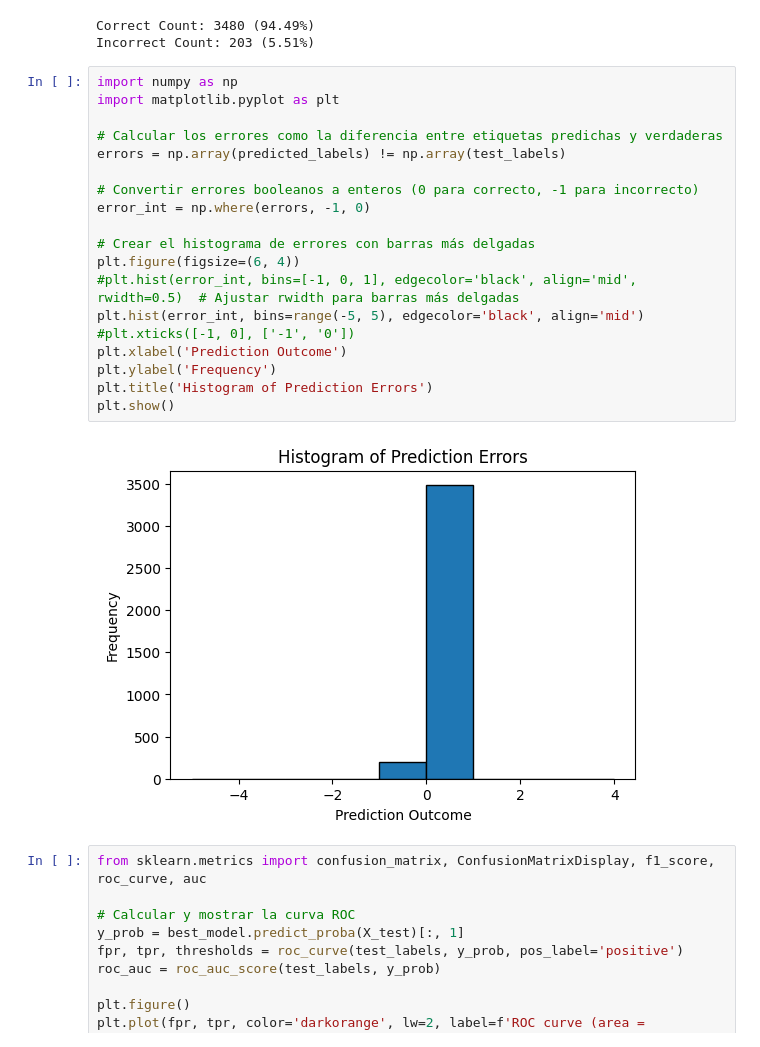
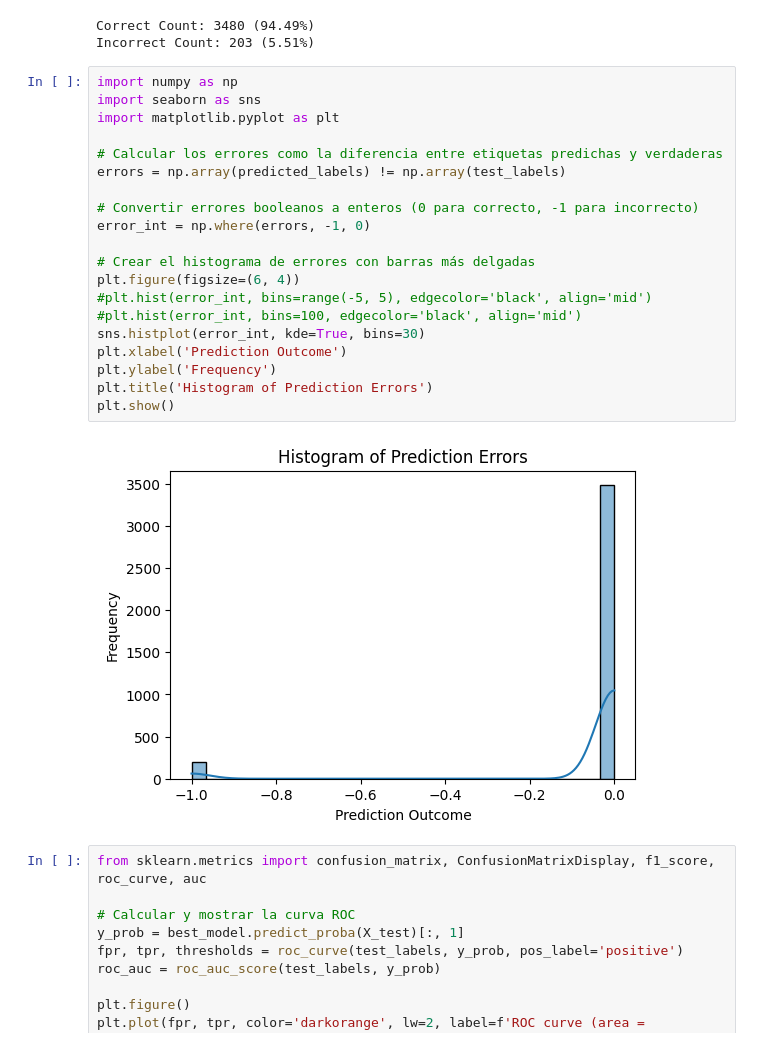
Before and after one commit to omoranav/Talento_Tech, a Jupyter notebook: 5_Introducción_a_NLTK_exploración_v3.ipynb, the cells around one changed output. Cells and saved outputs as stored; diff of their text form.

```diff
--- a/5_Introducción_a_NLTK_exploración_v3.ipynb
+++ b/5_Introducción_a_NLTK_exploración_v3.ipynb
@@ -333,25 +334,26 @@ Correct Count: 3480 (94.49%)
 Incorrect Count: 203 (5.51%)
 # %%
 import numpy as np
+import seaborn as sns
 import matplotlib.pyplot as plt
 
 # Calcular los errores como la diferencia entre etiquetas predichas y verdaderas
 errors = np.array(predicted_labels) != np.array(test_labels)
 
 # Convertir errores booleanos a enteros (0 para correcto, -1 para incorrecto)
 error_int = np.where(errors, -1, 0)
 
 # Crear el histograma de errores con barras más delgadas
 plt.figure(figsize=(6, 4))
-#plt.hist(error_int, bins=[-1, 0, 1], edgecolor='black', align='mid', rwidth=0.5)  # Ajustar rwidth para barras más delgadas
-plt.hist(error_int, bins=range(-5, 5), edgecolor='black', align='mid')
-#plt.xticks([-1, 0], ['-1', '0'])
+#plt.hist(error_int, bins=range(-5, 5), edgecolor='black', align='mid')
+#plt.hist(error_int, bins=100, edgecolor='black', align='mid')
+sns.histplot(error_int, kde=True, bins=30)
 plt.xlabel('Prediction Outcome')
 plt.ylabel('Frequency')
 plt.title('Histogram of Prediction Errors')
 plt.show()
 # %% [output]
-[figure, old version]
+[figure, new version]
 # %%
 from sklearn.metrics import confusion_matrix, ConfusionMatrixDisplay, f1_score, roc_curve, auc
 
```
Also changed, not shown: parts of 6 cells of this notebook.
